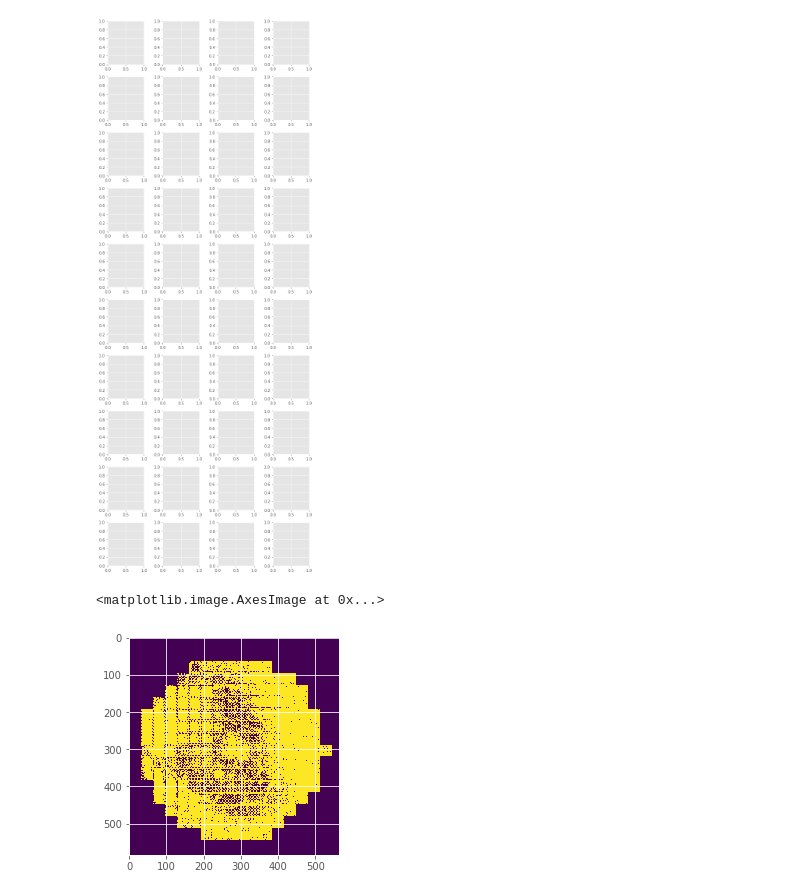
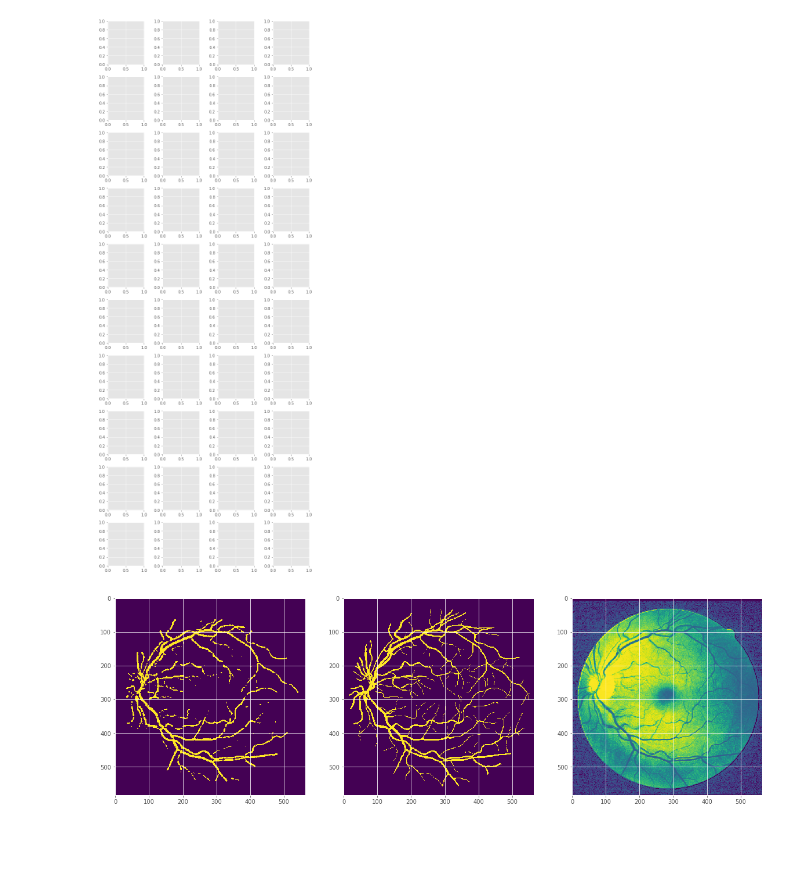
Before and after one commit to mlazic95/-retinal-blood-vessel-segmentation, a Jupyter notebook: src/semantic-segmentation-network.ipynb, the cells around one changed output. Cells and saved outputs as stored; diff of their text form; code cells hidden in the pictures; blank space fills up the shorter version.

Commit message:
added roc_auc_score to helpers and plot images

```diff
--- a/src/semantic-segmentation-network.ipynb
+++ b/src/semantic-segmentation-network.ipynb
@@ -185,5 +186,5 @@ def train(epochs, n_folds = 5):
         historyList.append(history)
     return model, historyList
 # %%
-res, historyList = train(epochs = 1, n_folds = 0)
+res, historyList = train(epochs = 40, n_folds = 0)
 # %% [output]
@@ -254,11 +261,16 @@ def segment_image(image, mask, model, m, dataset):
     image = helpers.patches_to_image(y_pred_thr, indexes, m, image.shape[0], image.shape[1] )
     return image
 # %%
-drive_images = helpers.load_images_from_folder(helpers.DRIVE_TRAINING_IMAGES_PATH)
-drive_mask = helpers.load_images_from_folder(helpers.DRIVE_TRAINING_MASK_PATH)
+drive_images = helpers.load_images_from_folder(helpers.DRIVE_TEST_IMAGES_PATH)
+drive_mask = helpers.load_images_from_folder(helpers.DRIVE_TEST_MASK_PATH)
+drive_segmented = helpers.load_images_from_folder(helpers.DRIVE_TEST_SEG_1_PATH)
 # %%
 image_segmentation = segment_image(drive_images[0], drive_mask[0], res, 32, helpers.Dataset.DRIVE)
-imshow(image_segmentation)
+fig, ax = plt.subplots(1,3, figsize=(20,20))
+ax[0].imshow(image_segmentation)
+ax[1].imshow(drive_segmented[0])
+ax[2].imshow(helpers.histogram_equalization(drive_images[0]))
+
+plt.show()
 # %% [output]
-<matplotlib.image.AxesImage at 0x...>
-[figure, old version]
+[figure, new version]
```
Also changed, not shown: parts of 4 cells of this notebook, 1 other file.
